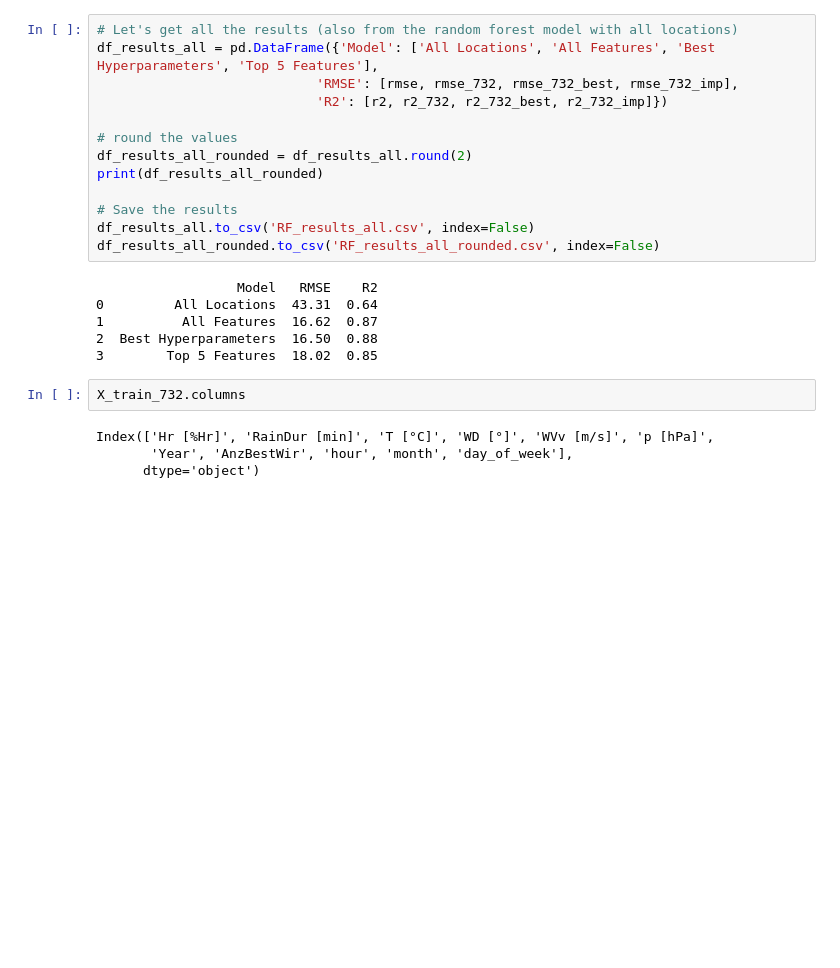
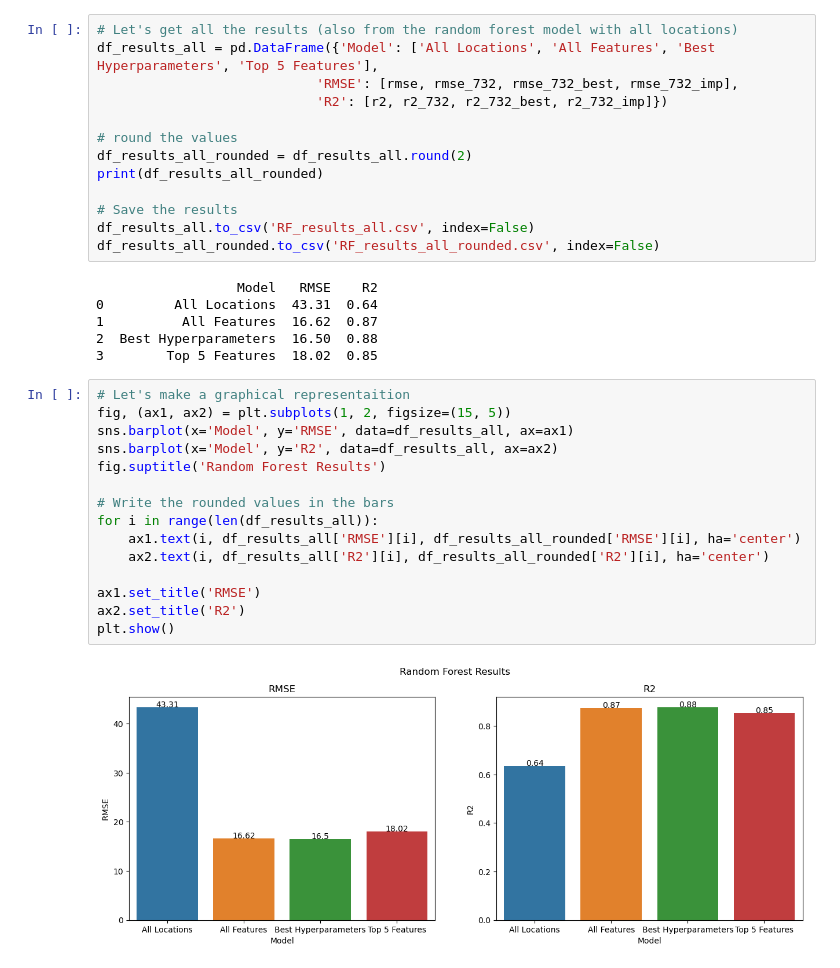
Before and after one commit to Phipsi/esc403, a Jupyter notebook: src/RF/RF_20-23.ipynb, the cells around one changed output. Saved outputs shown, nothing was run; the diff lists cells and outputs as text; blank space fills up the shorter version.

Commit message:
Graphical representation of results

```diff
--- a/src/RF/RF_20-23.ipynb
+++ b/src/RF/RF_20-23.ipynb
@@ -320,9 +320,20 @@ df_results_all_rounded.to_csv('RF_results_all_rounded.csv', index=False)
 1          All Features  16.62  0.87
 2  Best Hyperparameters  16.50  0.88
 3        Top 5 Features  18.02  0.85
-# %%
-X_train_732.columns
-# %% [output]
-Index(['Hr [%Hr]', 'RainDur [min]', 'T [°C]', 'WD [°]', 'WVv [m/s]', 'p [hPa]',
-       'Year', 'AnzBestWir', 'hour', 'month', 'day_of_week'],
-      dtype='object')
+# %%
+# Let's make a graphical representaition
+fig, (ax1, ax2) = plt.subplots(1, 2, figsize=(15, 5))
+sns.barplot(x='Model', y='RMSE', data=df_results_all, ax=ax1)
+sns.barplot(x='Model', y='R2', data=df_results_all, ax=ax2)
+fig.suptitle('Random Forest Results')
+
+# Write the rounded values in the bars
+for i in range(len(df_results_all)):
+    ax1.text(i, df_results_all['RMSE'][i], df_results_all_rounded['RMSE'][i], ha='center')
+    ax2.text(i, df_results_all['R2'][i], df_results_all_rounded['R2'][i], ha='center')
+
+ax1.set_title('RMSE')
+ax2.set_title('R2')
+plt.show()
+# %% [output]
+[figure, added]
```
